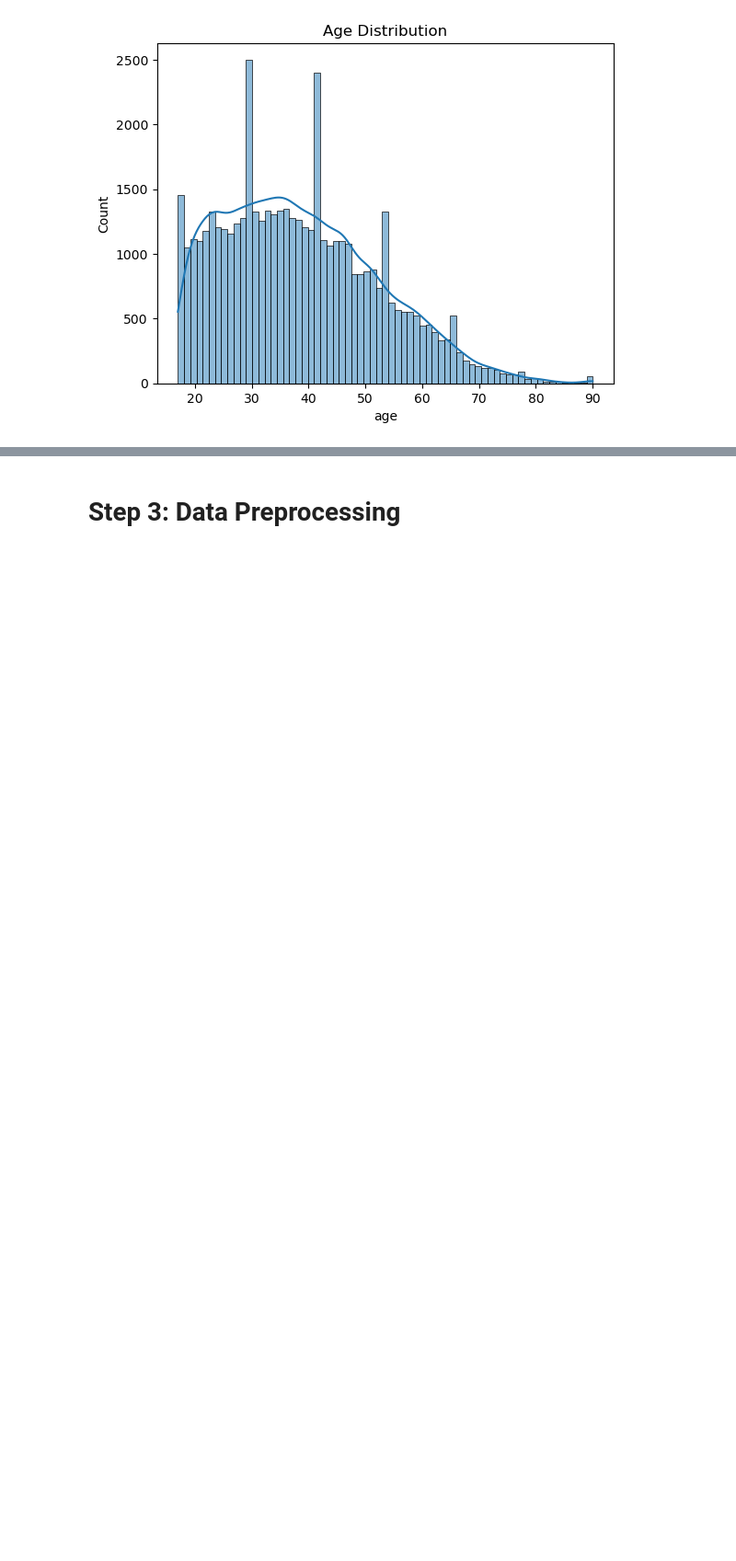
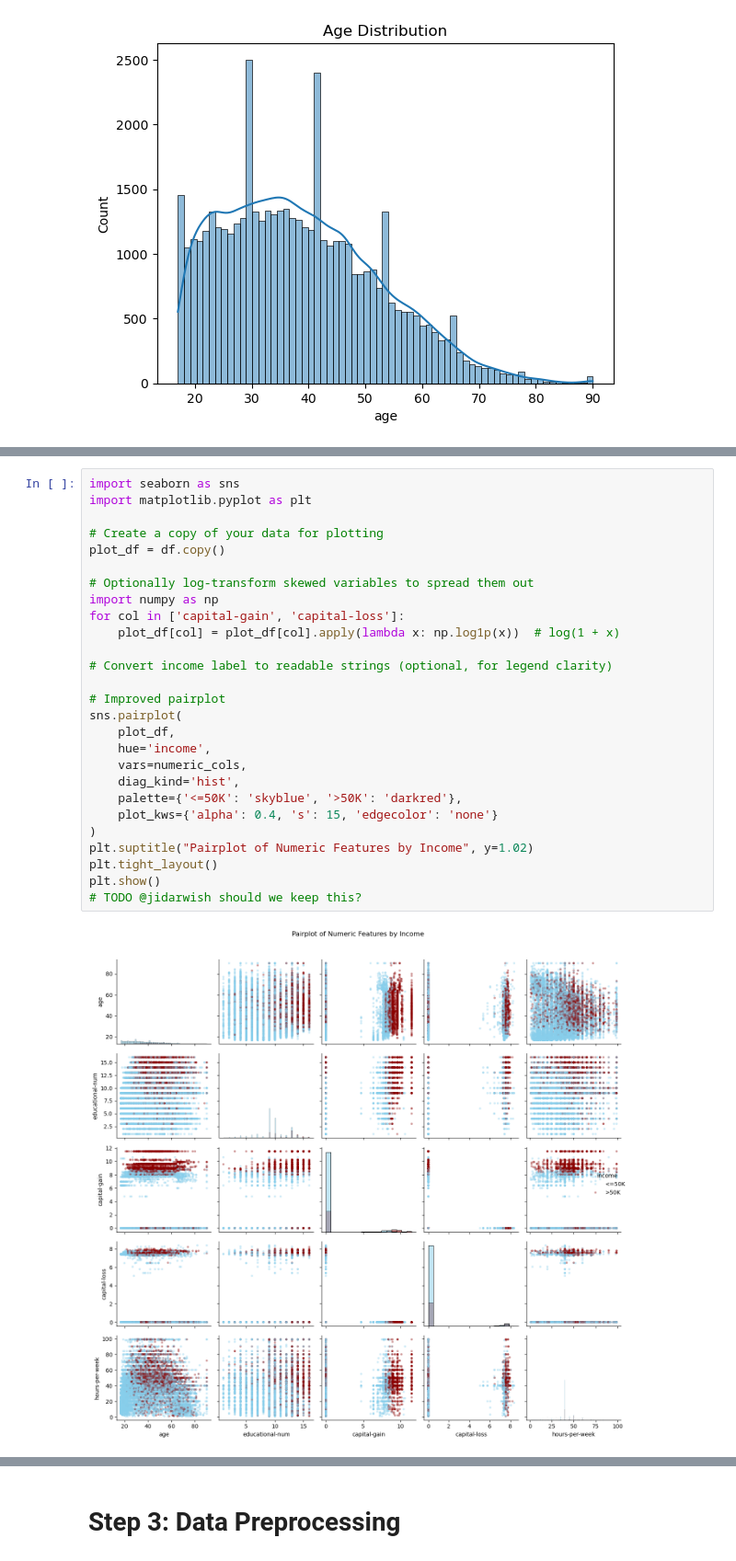
Before and after one commit to fernandobalieiro/JNations-2025, a Jupyter notebook: main.ipynb, the cells around one changed output, grey strips where cells are left out. Shown at 92% size. Cells and saved outputs as stored; diff of their text form; blank space fills up the shorter version.

```diff
--- a/main.ipynb
+++ b/main.ipynb
@@ -104,0 +120,29 @@ plt.show()
+# %%
+import seaborn as sns
+import matplotlib.pyplot as plt
+
+# Create a copy of your data for plotting
+plot_df = df.copy()
+
+# Optionally log-transform skewed variables to spread them out
+import numpy as np
+for col in ['capital-gain', 'capital-loss']:
+    plot_df[col] = plot_df[col].apply(lambda x: np.log1p(x))  # log(1 + x)
+
+# Convert income label to readable strings (optional, for legend clarity)
+
+# Improved pairplot
+sns.pairplot(
+    plot_df,
+    hue='income',
+    vars=numeric_cols,
+    diag_kind='hist',
+    palette={'<=50K': 'skyblue', '>50K': 'darkred'},
+    plot_kws={'alpha': 0.4, 's': 15, 'edgecolor': 'none'}
+)
+plt.suptitle("Pairplot of Numeric Features by Income", y=1.02)
+plt.tight_layout()
+plt.show()
+# TODO @jidarwish should we keep this?
+# %% [output]
+[figure, added]
```
Also changed, not shown: parts of 36 cells of this notebook.
